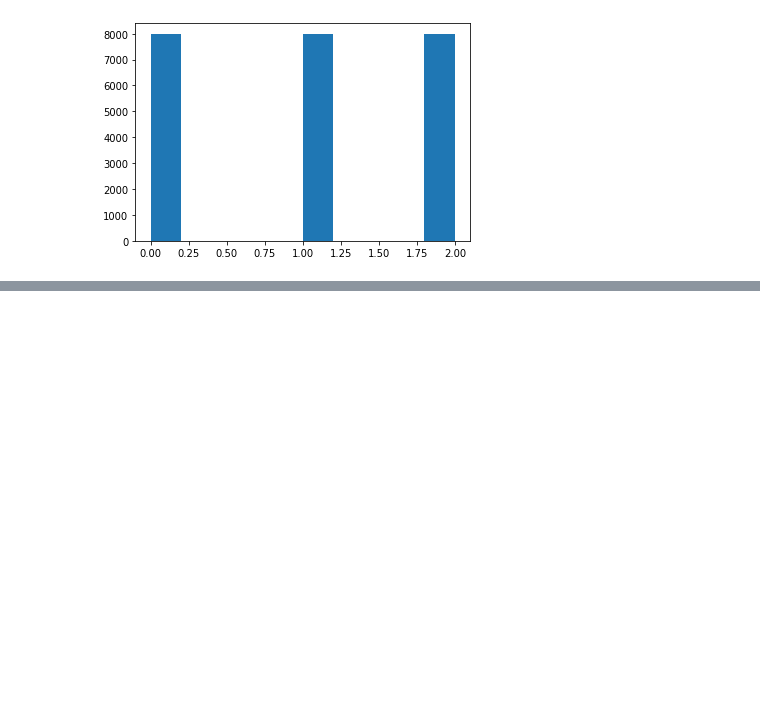
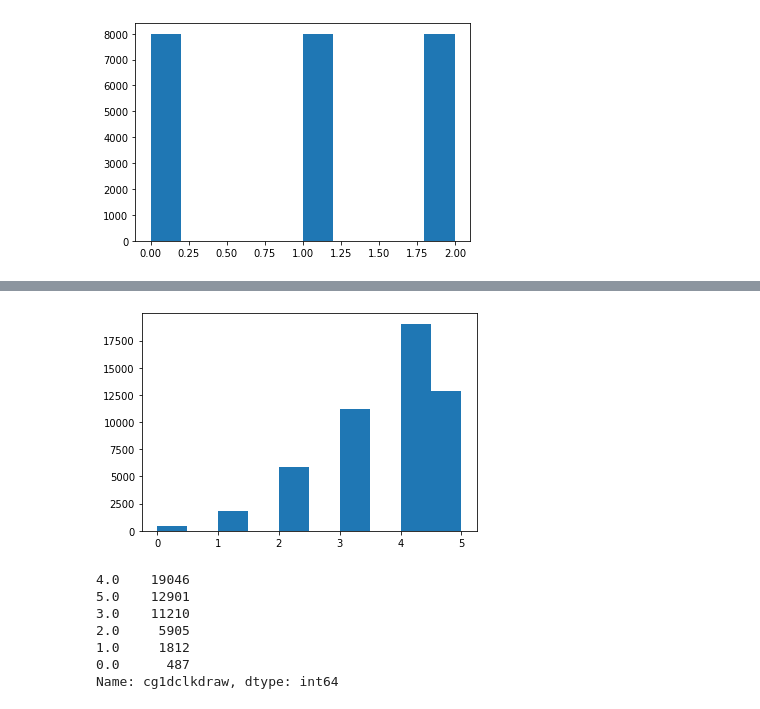
Before and after one commit to ian-byrne/MADSmilestone2, a Jupyter notebook: Labeling/Cleaning_labeling.ipynb, the cells around one changed output, grey strips where cells are left out. Cells and saved outputs as stored; diff of their text form; code cells hidden in the pictures; blank space fills up the shorter version.

```diff
--- a/Labeling/Cleaning_labeling.ipynb
+++ b/Labeling/Cleaning_labeling.ipynb
@@ -705,0 +712,5 @@ except:
+# %%
+cleaned_data = pd.read_csv("Data/cleaned_nhat_data.csv")
+cleaned_data
+score_df = cleaned_data[['spid', "cg1dclkdraw", 'round']]
+score_df
@@ -705,0 +731,13 @@ except:
+# %%
+plt.hist(score_df.cg1dclkdraw)
+plt.show()
+score_df['cg1dclkdraw'].value_counts()
+# %% [output]
+[figure, added]
+4.0    19046
+5.0    12901
+3.0    11210
+2.0     5905
+1.0     1812
+0.0      487
+Name: cg1dclkdraw, dtype: int64
```
Also changed, not shown: parts of 5 cells of this notebook.
